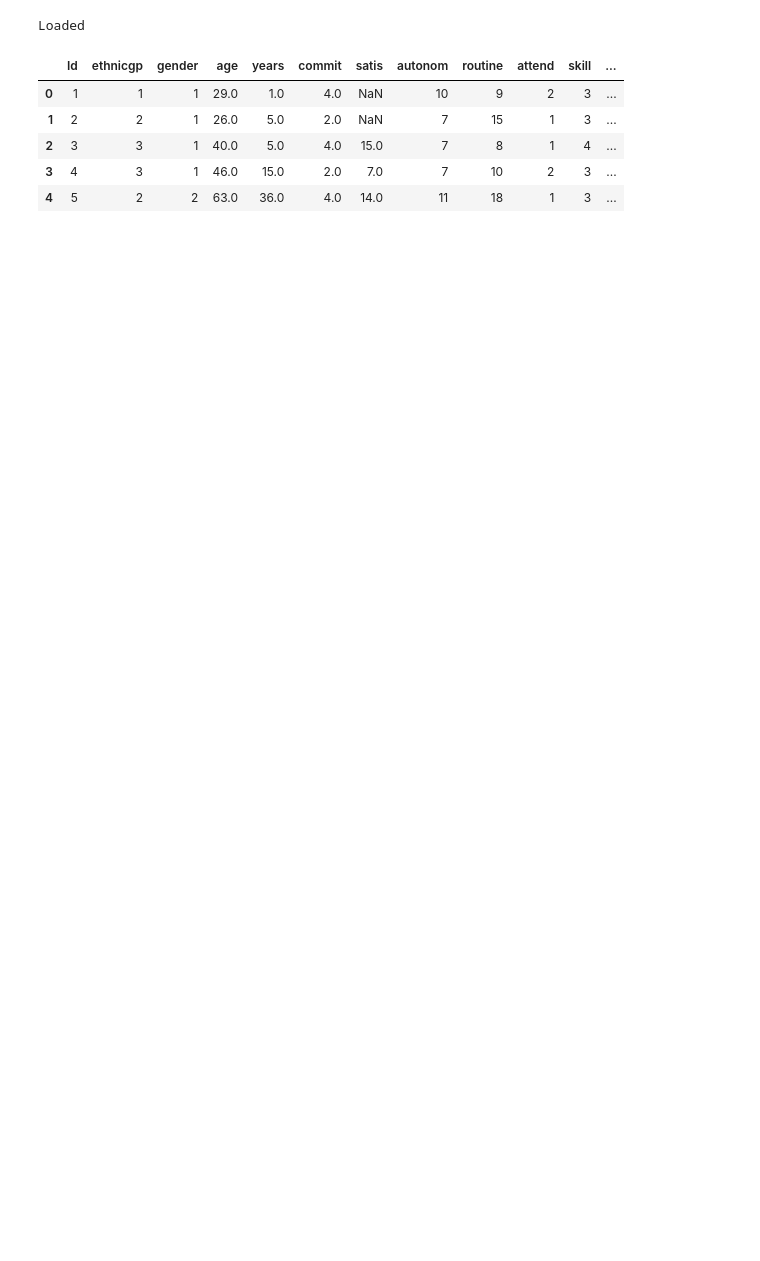
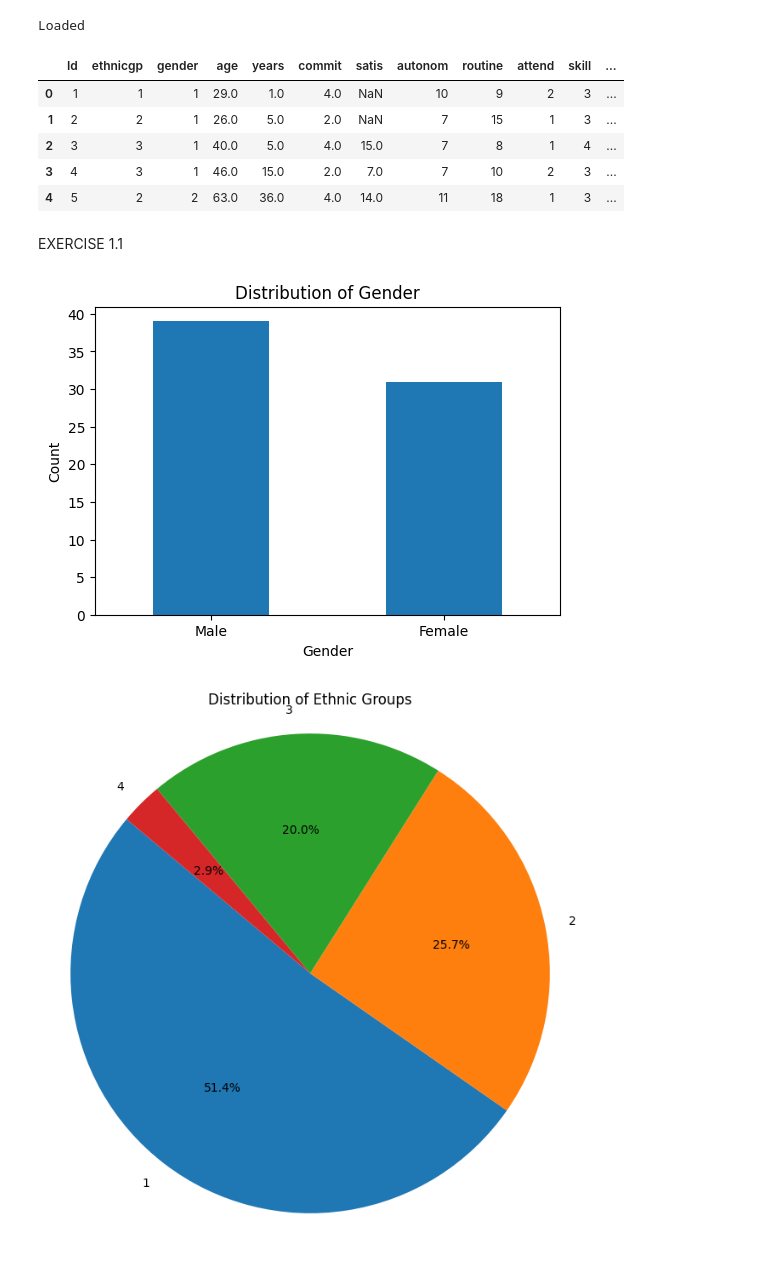
Before and after one commit to aswx12/MatteLab, a Jupyter notebook: Mattelab.ipynb, the cells around one changed output. Drawn from its saved outputs; the diff is of its cells as text; code cells hidden in the pictures; blank space fills up the shorter version.

```diff
--- a/Mattelab.ipynb
+++ b/Mattelab.ipynb
@@ -21,3 +22,32 @@ Loaded
 | 2 | 3 | 3 | 1 | 40.0 | 5.0 | 4.0 | 15.0 | 7 | 8 | 1 | 4 | ... |
 | 3 | 4 | 3 | 1 | 46.0 | 15.0 | 2.0 | 7.0 | 7 | 10 | 2 | 3 | ... |
 | 4 | 5 | 2 | 2 | 63.0 | 36.0 | 4.0 | 14.0 | 11 | 18 | 1 | 3 | ... |
+# %% [markdown]
+EXERCISE 1.1
+# %%
+# Count the occurrences of each gender
+gender_counts = df['gender'].value_counts()
+
+# Create a bar chart for gender
+plt.figure(figsize=(6, 4))
+gender_counts.plot(kind='bar')
+plt.title('Distribution of Gender')
+plt.xlabel('Gender')
+plt.ylabel('Count')
+# Assuming 1 is male and 2 is female based on the head of the dataframe.
+# If different, please adjust the labels accordingly.
+plt.xticks(ticks=[0, 1], labels=['Male', 'Female'], rotation=0)
+plt.show()
+
+# Count the occurrences of each ethnic group
+ethnic_counts = df['ethnicgp'].value_counts()
+
+# Create a pie chart for ethnic groups
+plt.figure(figsize=(8, 8))
+plt.pie(ethnic_counts, labels=ethnic_counts.index, autopct='%1.1f%%', startangle=140)
+plt.title('Distribution of Ethnic Groups')
+plt.axis('equal') # Equal aspect ratio ensures that pie is drawn as a circle.
+plt.show()
+# %% [output]
+[figure, added]
+[figure, added]
```
Also changed, not shown: parts of 1 cell of this notebook.
